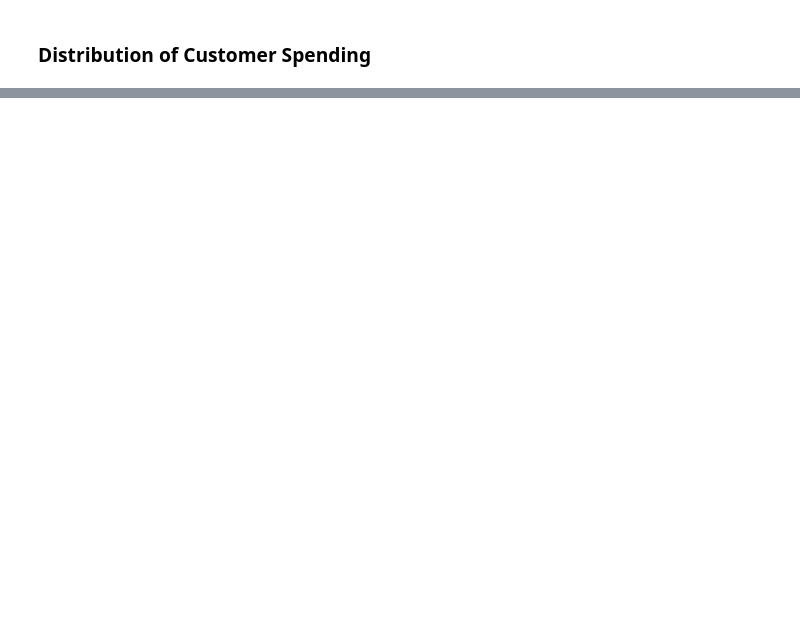
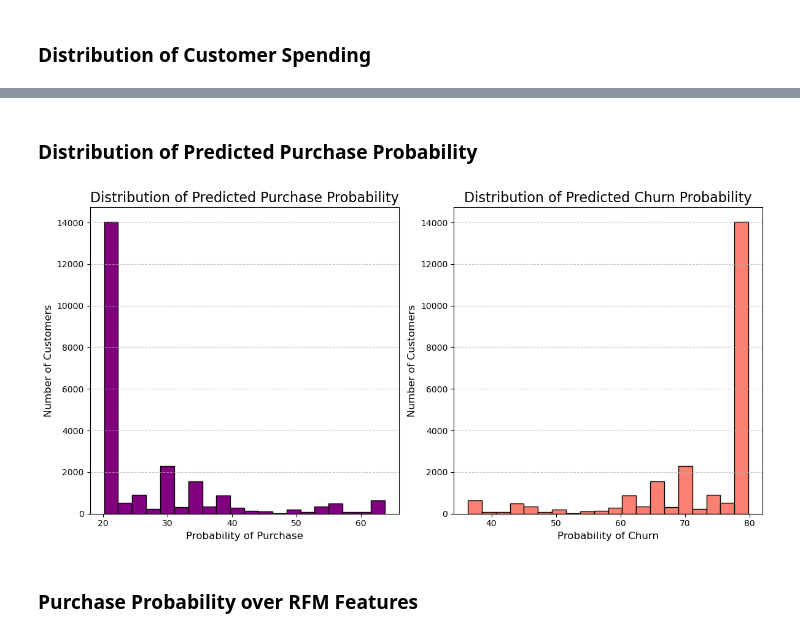
Before and after one commit to YashChowdhary34/predictive_clv_behaviour_analysis, a Jupyter notebook: analysis/04_prediction_analysis.ipynb, the cells around one changed output, grey strips where cells are left out. Cells and saved outputs as stored; diff of their text form; code cells hidden in the pictures; blank space fills up the shorter version.

```diff
--- a/analysis/04_prediction_analysis.ipynb
+++ b/analysis/04_prediction_analysis.ipynb
@@ -5,3 +9,5 @@ import seaborn as sns
 import plotly.express as px
 
 clv_df = pd.read_csv('../data/processed_data/predicted_clv.csv')
+churn_df = pd.read_csv('../data/processed_data/predicted_churn.csv')
+clv_df['recency'] = clv_df['recency'] * -1
@@ -96,3 +101,28 @@ fig = px.imshow(corr_data, text_auto=True, color_continuous_scale='Blues',
                 title="Correlation Heatmap of RFM Metrics and Predictions",
                 labels=dict(color="Correlation"))
 fig.show()
+# %% [markdown]
+### Distribution of Predicted Purchase Probability
+# %%
+plt.figure(figsize=(12, 6))
+
+plt.subplot(1, 2, 1)
+plt.hist(churn_df['spend_90_prob'], bins=20, color='purple', edgecolor='black')
+plt.title('Distribution of Predicted Purchase Probability', fontsize=16)
+plt.xlabel('Probability of Purchase', fontsize=12)
+plt.ylabel('Number of Customers', fontsize=12)
+plt.grid(axis='y', linestyle='--', alpha=0.7)
+
+plt.subplot(1, 2, 2)
+plt.hist(churn_df['churn_90_prob'], bins=20, color='salmon', edgecolor='black')
+plt.title('Distribution of Predicted Churn Probability', fontsize=16)
+plt.xlabel('Probability of Churn', fontsize=12)
+plt.ylabel('Number of Customers', fontsize=12)
+plt.grid(axis='y', linestyle='--', alpha=0.7)
+
+plt.tight_layout()
+plt.savefig('../visuals/purchase_and_churn_probability_distribution.png')
+# %% [output]
+[figure, added]
+# %% [markdown]
+### Purchase Probability over RFM Features
```
Also changed, not shown: parts of 22 cells of this notebook, 35 other files.
